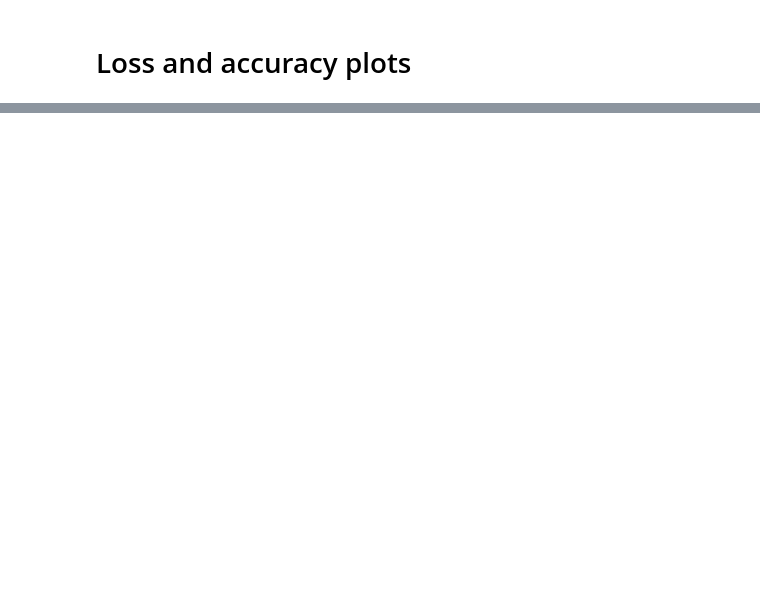
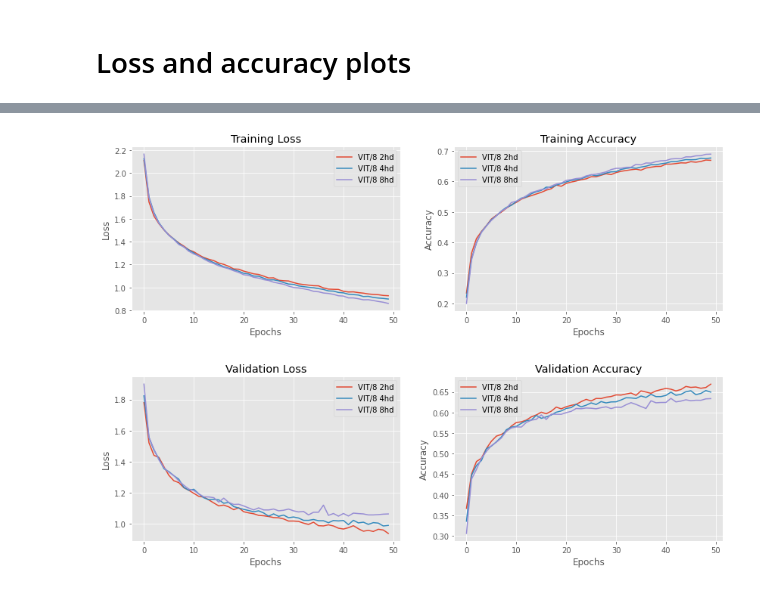
Before and after one commit to cheneeheng/Transformer-TF, a Jupyter notebook: Cifar10_VIT.ipynb, the cells around one changed output, grey strips where cells are left out. Drawn from its saved outputs; the diff is of its cells as text; code cells hidden in the pictures; blank space fills up the shorter version.

```diff
--- a/Cifar10_VIT.ipynb
+++ b/Cifar10_VIT.ipynb
@@ -577,10 +539,13 @@ Training configs.
 # %%
 loss_fn = tf.keras.losses.SparseCategoricalCrossentropy(from_logits=True)
 acc_metric_fn = tf.keras.metrics.SparseCategoricalAccuracy
-batch_size = 512
+batch_size = 256
 shuffle_buffer = 50000
 epochs = 50
 learning_rate = 1e-3
+num_classes = 10
+image_height = 32
+image_width = 32
 # %% [markdown]
 Keras model.compile(...) and model.fit(...) .
 # %%
@@ -785,0 +917,14 @@ INFO:tensorflow:Assets written to: /content/drive/MyDrive/02_Work/05_Experiments
+# %%
+# Saves a full copy of the model.
+model = VIT(num_classes=num_classes,
+            image_height=image_height,
+            image_width=image_width,
+            patch_size=8,
+            projection_dim=32,
+            num_layers=4,
+            num_heads=2,
+            mlp_dims=[64, 32],
+            classifier_mlp_dims=[512],
+            preprocess=False).model()
+model.summary()
+history_vit_8x8_2hd = train_and_eval(model, '/content/drive/MyDrive/02_Work/05_Experiments/TF-Transformer/Cifar10_VIT/210318_VIT_8x8_2hd')
@@ -785,0 +973,14 @@ INFO:tensorflow:Assets written to: /content/drive/MyDrive/02_Work/05_Experiments
+# %%
+# Saves a full copy of the model.
+model = VIT(num_classes=num_classes,
+            image_height=image_height,
+            image_width=image_width,
+            patch_size=8,
+            projection_dim=32,
+            num_layers=4,
+            num_heads=8,
+            mlp_dims=[64, 32],
+            classifier_mlp_dims=[512],
+            preprocess=False).model()
+model.summary()
+history_vit_8x8_8hd = train_and_eval(model, '/content/drive/MyDrive/02_Work/05_Experiments/TF-Transformer/Cifar10_VIT/210318_VIT_8x8_8hd')
@@ -806,0 +1059,15 @@ def plot(losses: list, accuracies: list, legend_labels: list, subplot_title: lis
+# %%
+legends = ['VIT/8 2hd', 'VIT/8 4hd', 'VIT/8 8hd']
+histories = [history_vit_8x8_2hd, history_vit_8x8, history_vit_8x8_8hd]
+
+plot([i.history['loss'] for i in histories],
+     [i.history['sparse_categorical_accuracy'] for i in histories],
+     legends,
+     subplot_title=['Training Loss', 'Training Accuracy'])
+plot([i.history['val_loss'] for i in histories],
+     [i.history['val_sparse_categorical_accuracy'] for i in histories],
+     legends,
+     subplot_title=['Validation Loss', 'Validation Accuracy'])
+# %% [output]
+[figure, added]
+[figure, added]
```
Also changed, not shown: parts of 36 cells of this notebook.
